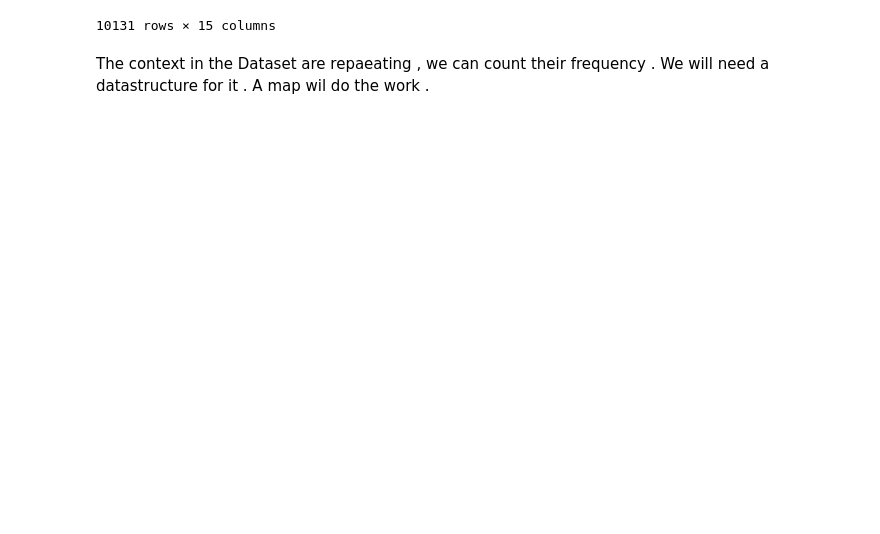
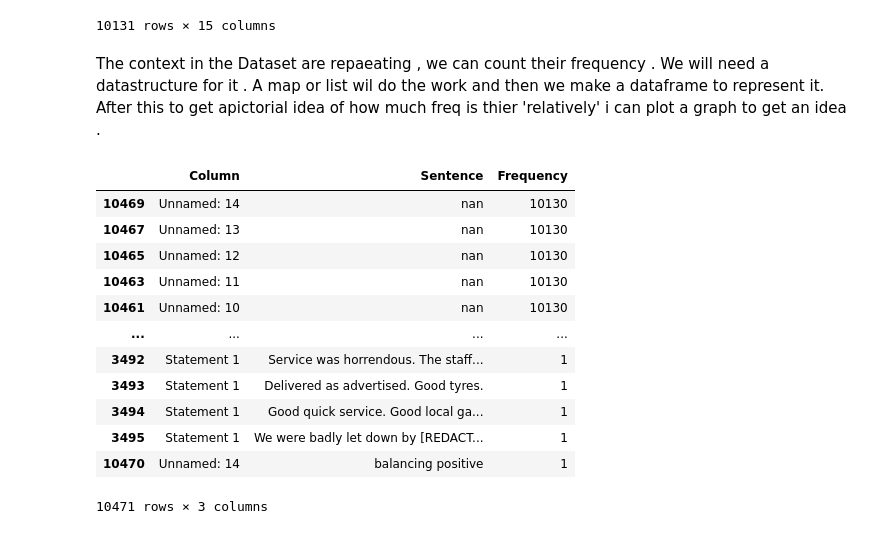
Before and after one commit to PrateekSharma007/Subtheme-Sentiment-Analysis-Task, a Jupyter notebook: main.ipynb, the cells around one changed output. Saved outputs shown, nothing was run; the diff lists cells and outputs as text; code cells hidden in the pictures; blank space fills up the shorter version.

Commit message:
Pictorial represent

```diff
--- a/main.ipynb
+++ b/main.ipynb
@@ -44,4 +44,5 @@ df
 | 10130 | Seamless, well managed at both en... | NaN | NaN | NaN | NaN | NaN | ... |
 10131 rows × 15 columns
 # %% [markdown]
-The context in the Dataset are repaeating , we can count their frequency . We will need a datastructure for it . A map wil do the work .
+The context in the Dataset are repaeating , we can count their frequency . We will need a datastructure for it . A map or list  wil do the work and then we make a dataframe to represent it.
+After this to get apictorial idea of how much freq is thier 'relatively' i can plot a graph to get an idea .
@@ -47,0 +51,36 @@ The context in the Dataset are repaeating , we can count their frequency . We wi
+# %%
+import re
+from collections import Counter
+def count_sentence_frequency(column):
+    # Convert the column to a list of sentences (strings)
+    sentences = column.astype(str).tolist()
+    # Count the frequency of each sentence
+    sentence_counts = Counter(sentences)
+    return sentence_counts
+
+
+
+frequency_data = [] #in this we wil store like i said above
+for col in df.columns:
+    word_counts = count_sentence_frequency(df[col])
+    for word, count in word_counts.items():
+       frequency_data.append({'Column': col, 'Sentence': word, 'Frequency': count}) #we make a dataframe for the frequency
+
+frequency_df = pd.DataFrame(frequency_data) #we make a dataframe for the frequency
+frequency_df = frequency_df.sort_values(by='Frequency', ascending=False)
+# %%
+frequency_df
+# %% [output]
+|  | Column | Sentence | Frequency |
+| 10469 | Unnamed: 14 | nan | 10130 |
+| 10467 | Unnamed: 13 | nan | 10130 |
+| 10465 | Unnamed: 12 | nan | 10130 |
+| 10463 | Unnamed: 11 | nan | 10130 |
+| 10461 | Unnamed: 10 | nan | 10130 |
+| ... | ... | ... | ... |
+| 3492 | Statement 1 | Service was horrendous. The staff... | 1 |
+| 3493 | Statement 1 | Delivered as advertised. Good tyres. | 1 |
+| 3494 | Statement 1 | Good quick service. Good local ga... | 1 |
+| 3495 | Statement 1 | We were badly let down by [REDACT... | 1 |
+| 10470 | Unnamed: 14 | balancing positive | 1 |
+10471 rows × 3 columns
```
Also changed, not shown: parts of 9 cells of this notebook.
